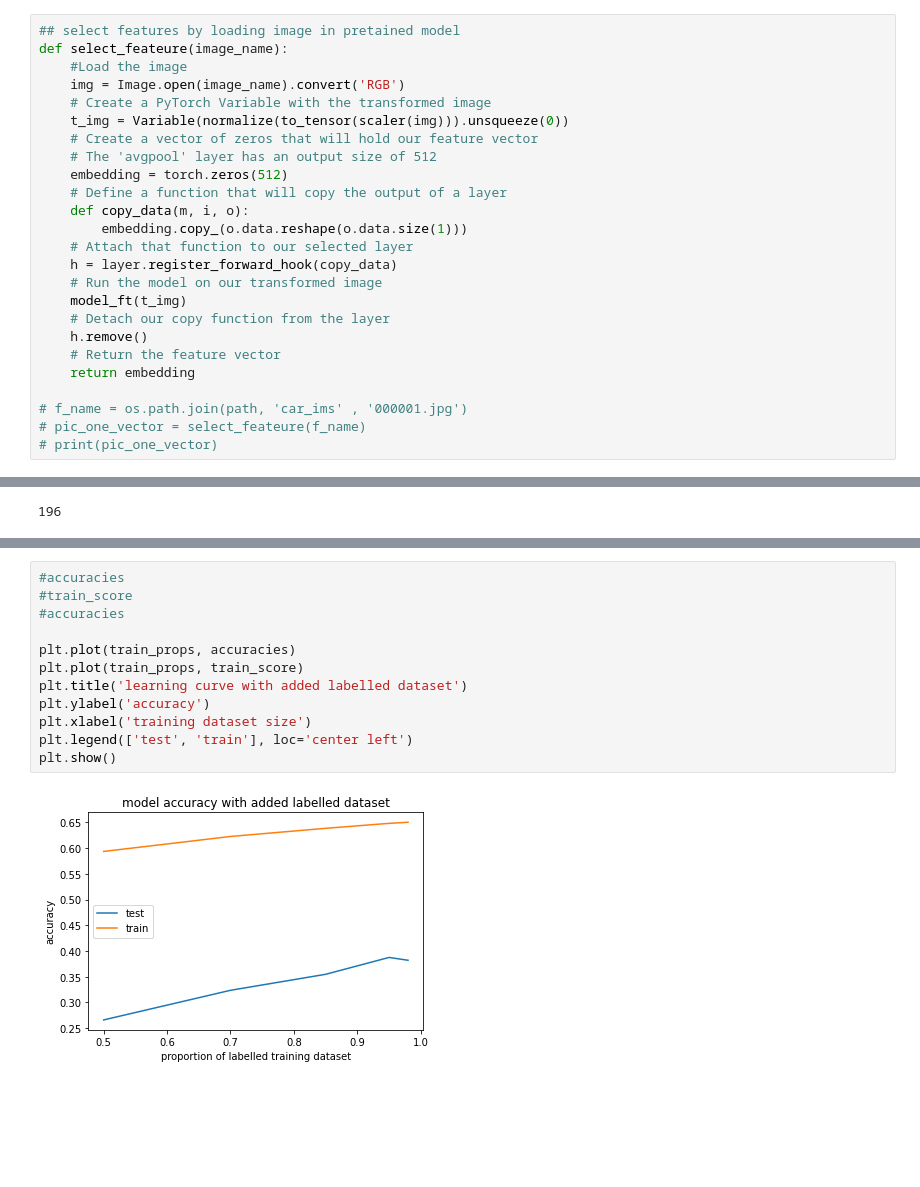
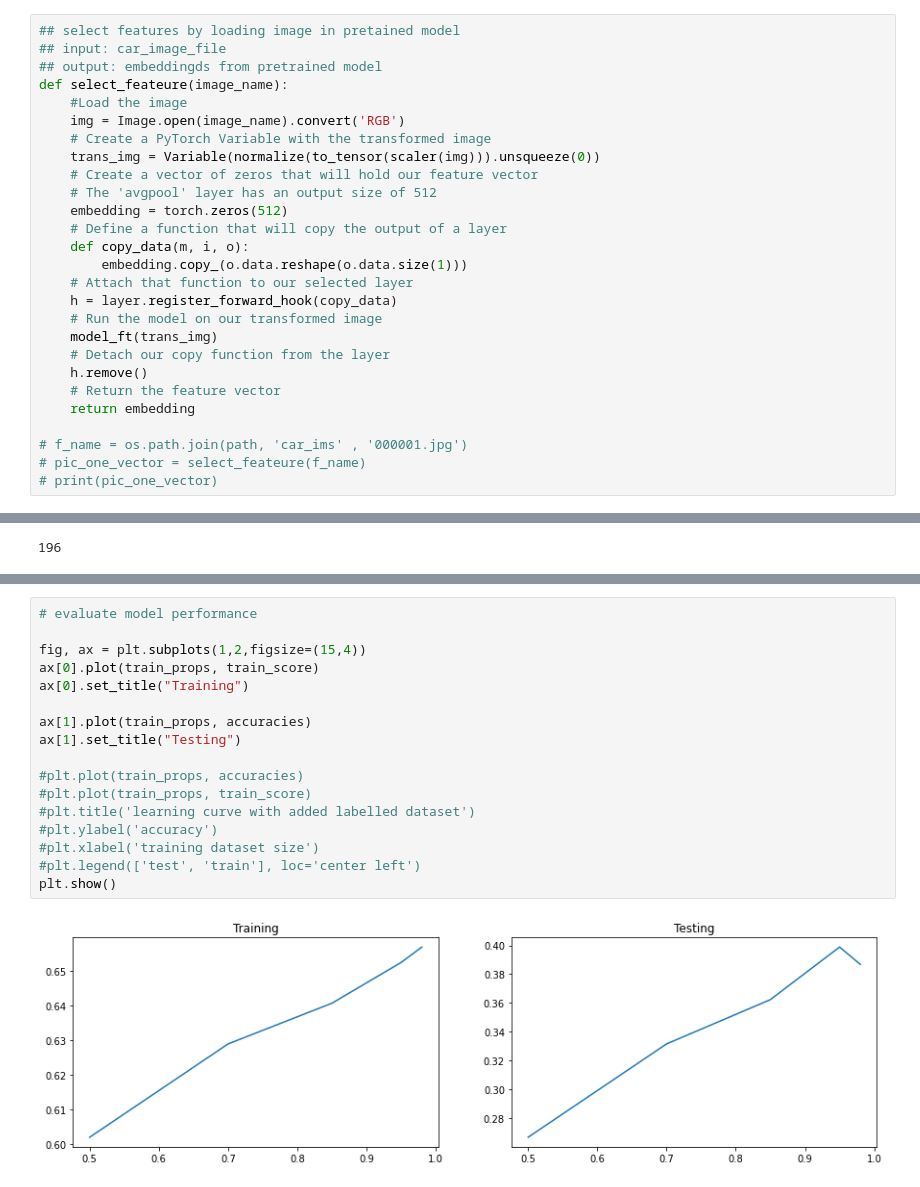
Before and after one commit to Qiaojilim/car_calss_task, a Jupyter notebook: car_classification/car_classification.ipynb, the cells around one changed output, grey strips where cells are left out. Saved outputs shown, nothing was run; the diff lists cells and outputs as text; blank space fills up the shorter version.

```diff
--- a/car_classification/car_classification.ipynb
+++ b/car_classification/car_classification.ipynb
@@ -110,10 +163,12 @@ model_ft.eval()
 # %%
 ## select features by loading image in pretained model
+## input: car_image_file
+## output: embeddingds from pretrained model
 def select_feateure(image_name):
     #Load the image
     img = Image.open(image_name).convert('RGB')
     # Create a PyTorch Variable with the transformed image
-    t_img = Variable(normalize(to_tensor(scaler(img))).unsqueeze(0))
+    trans_img = Variable(normalize(to_tensor(scaler(img))).unsqueeze(0))
     # Create a vector of zeros that will hold our feature vector
     # The 'avgpool' layer has an output size of 512
     embedding = torch.zeros(512)
@@ -123,7 +178,7 @@ def select_feateure(image_name):
     # Attach that function to our selected layer
     h = layer.register_forward_hook(copy_data)
     # Run the model on our transformed image
-    model_ft(t_img)
+    model_ft(trans_img)
     # Detach our copy function from the layer
     h.remove()
     # Return the feature vector
@@ -390,14 +459,19 @@ spliting dataset with 0.98 unlabeled dataset
 # %%
-#accuracies
-#train_score
-#accuracies
+# evaluate model performance
 
-plt.plot(train_props, accuracies)
-plt.plot(train_props, train_score)
-plt.title('learning curve with added labelled dataset')
-plt.ylabel('accuracy')
-plt.xlabel('training dataset size')
-plt.legend(['test', 'train'], loc='center left')
+fig, ax = plt.subplots(1,2,figsize=(15,4))
+ax[0].plot(train_props, train_score)
+ax[0].set_title("Training")
+
+ax[1].plot(train_props, accuracies)
+ax[1].set_title("Testing")
+
+#plt.plot(train_props, accuracies)
+#plt.plot(train_props, train_score)
+#plt.title('learning curve with added labelled dataset')
+#plt.ylabel('accuracy')
+#plt.xlabel('training dataset size')
+#plt.legend(['test', 'train'], loc='center left')
 plt.show()
 # %% [output]
-[figure, old version]
+[figure, new version]
```
Also changed, not shown: parts of 30 cells of this notebook, 6 other files.
